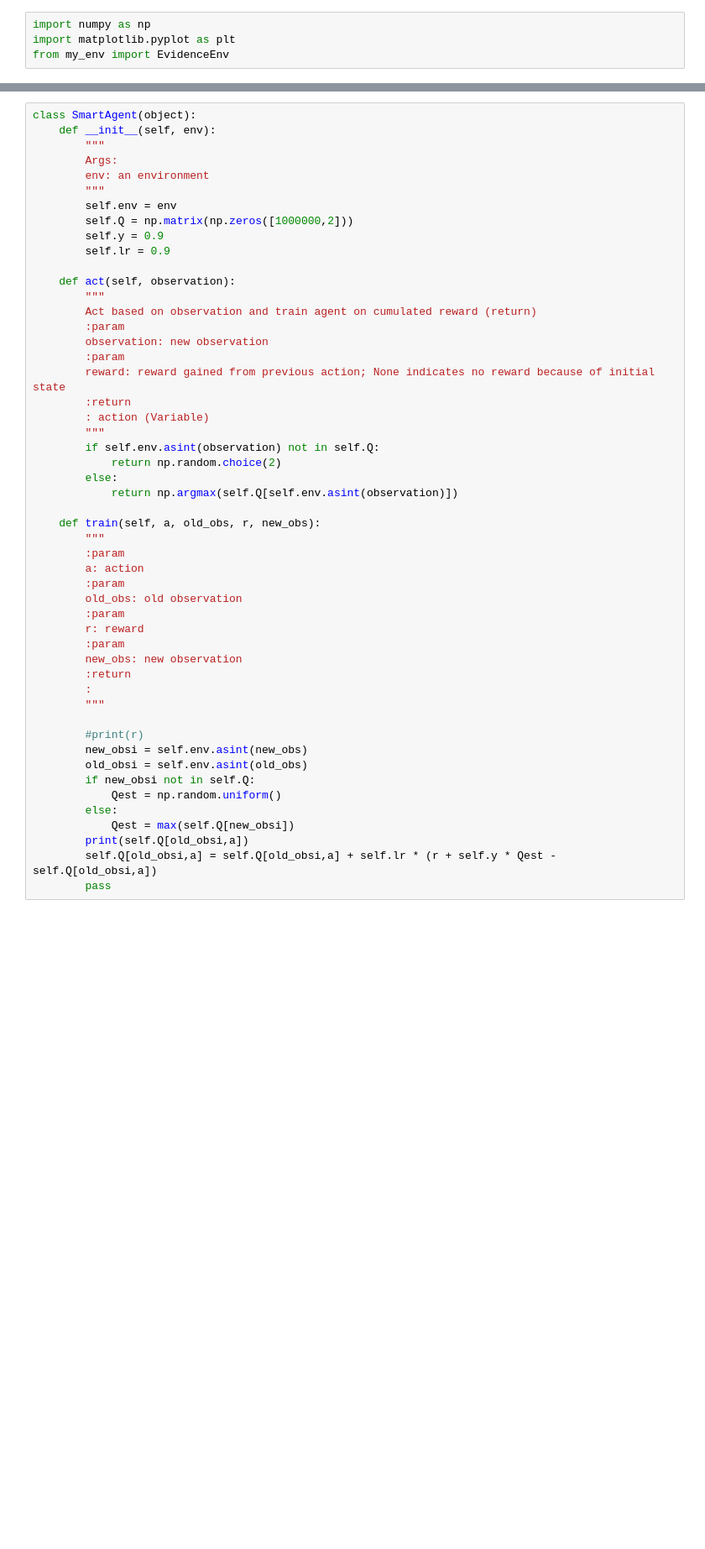
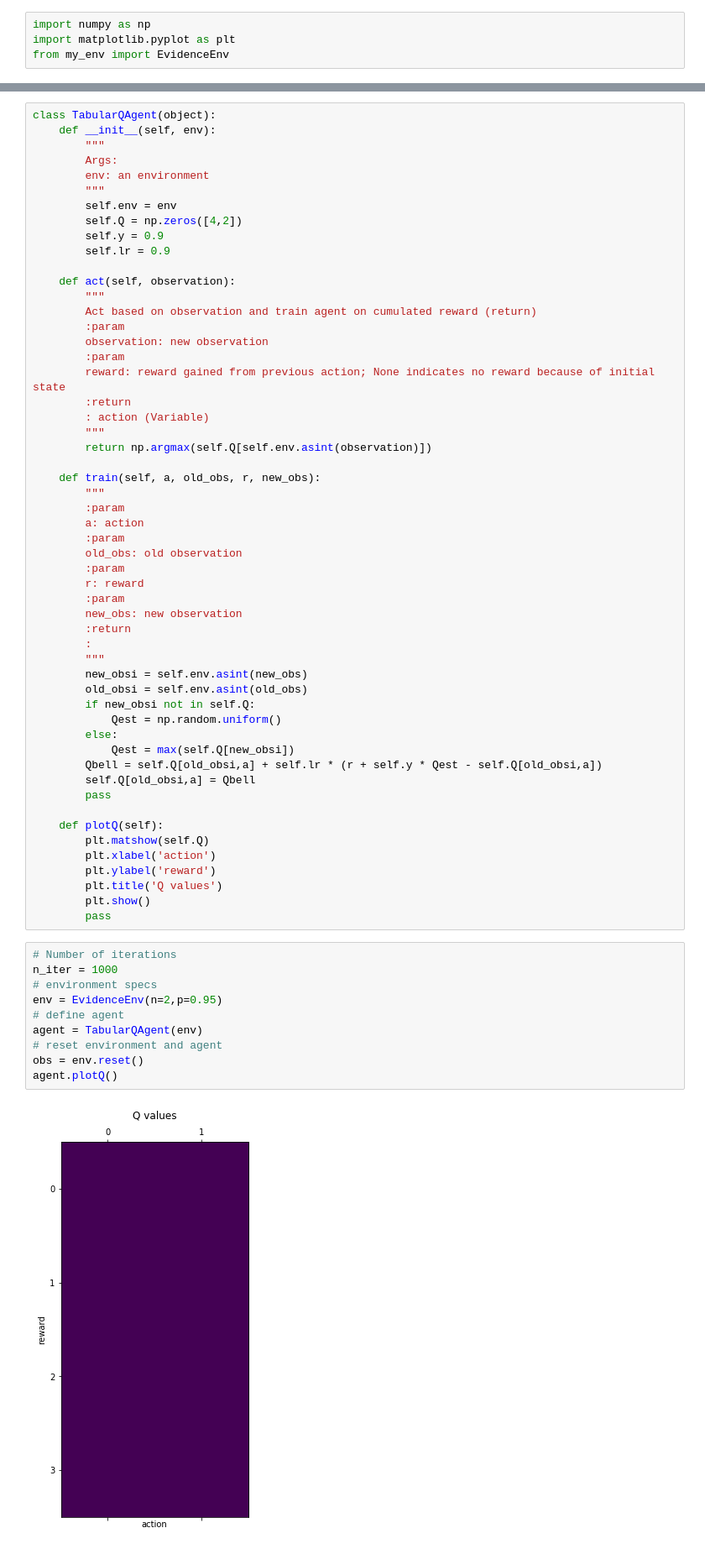
Before and after one commit to Cryptorr/Character-Recognition, a Jupyter notebook: Assignment 5.ipynb, the cells around one changed output, grey strips where cells are left out. Shown at 84% size. Drawn from its saved outputs; the diff is of its cells as text; blank space fills up the shorter version.

```diff
--- a/Assignment 5.ipynb
+++ b/Assignment 5.ipynb
@@ -88,12 +91,12 @@ plt.show()
 # %%
-class SmartAgent(object):
+class TabularQAgent(object):
     def __init__(self, env):
         """
         Args:
         env: an environment
         """
         self.env = env
-        self.Q = np.matrix(np.zeros([1000000,2]))
+        self.Q = np.zeros([4,2])
         self.y = 0.9
         self.lr = 0.9
 
@@ -107,10 +110,7 @@ class SmartAgent(object):
         :return
         : action (Variable)
         """
-        if self.env.asint(observation) not in self.Q:
-            return np.random.choice(2)
-        else:
-            return np.argmax(self.Q[self.env.asint(observation)])
+        return np.argmax(self.Q[self.env.asint(observation)])
 
     def train(self, a, old_obs, r, new_obs):
         """
@@ -125,15 +125,33 @@ class SmartAgent(object):
         :return
         :
         """
-
-        #print(r)
         new_obsi = self.env.asint(new_obs)
         old_obsi = self.env.asint(old_obs)
         if new_obsi not in self.Q:
             Qest = np.random.uniform()
         else:
             Qest = max(self.Q[new_obsi])
-        print(self.Q[old_obsi,a])
-        self.Q[old_obsi,a] = self.Q[old_obsi,a] + self.lr * (r + self.y * Qest - self.Q[old_obsi,a])
+        Qbell = self.Q[old_obsi,a] + self.lr * (r + self.y * Qest - self.Q[old_obsi,a])
+        self.Q[old_obsi,a] = Qbell
         pass
+
+    def plotQ(self):
+        plt.matshow(self.Q)
+        plt.xlabel('action')
+        plt.ylabel('reward')
+        plt.title('Q values')
+        plt.show()
+        pass
+# %%
+# Number of iterations
+n_iter = 1000
+# environment specs
+env = EvidenceEnv(n=2,p=0.95)
+# define agent
+agent = TabularQAgent(env)
+# reset environment and agent
+obs = env.reset()
+agent.plotQ()
+# %% [output]
+[figure, added]
 # %%
```
Also changed, not shown: parts of 7 cells of this notebook.
